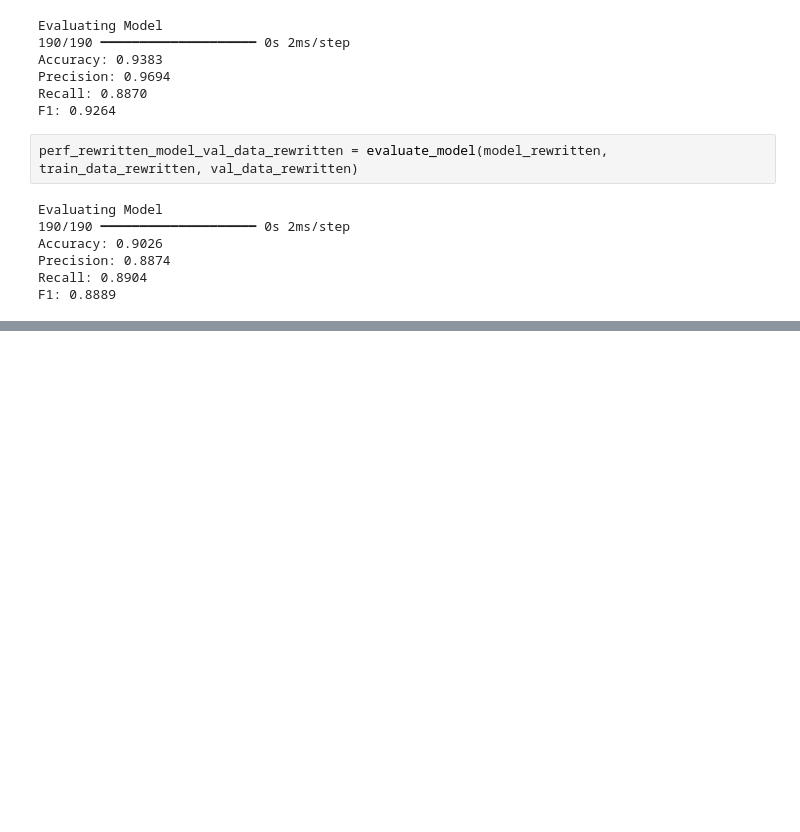
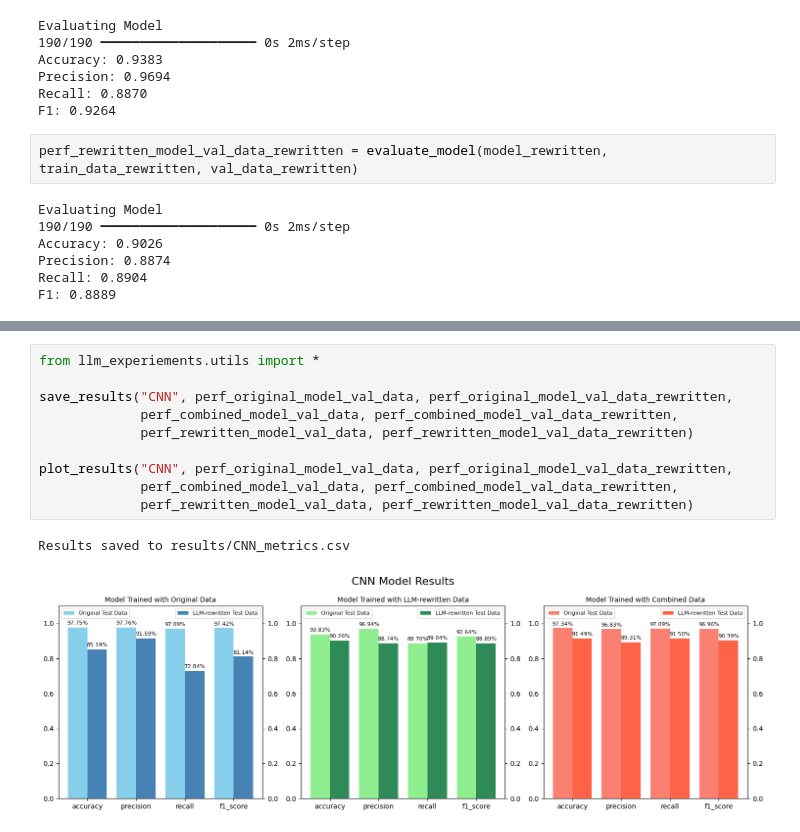
Before and after one commit to shaunzzhou/CrediNews, a Jupyter notebook: llm_experiements/09b_CNN_embeddings_l2_rewritten_results.ipynb, the cells around one changed output, grey strips where cells are left out. Drawn from its saved outputs; the diff is of its cells as text; blank space fills up the shorter version.

Commit message:
more results

```diff
--- a/llm_experiements/09b_CNN_embeddings_l2_rewritten_results.ipynb
+++ b/llm_experiements/09b_CNN_embeddings_l2_rewritten_results.ipynb
@@ -638,0 +464,13 @@ plot_results(
+# %%
+from llm_experiements.utils import *
+
+save_results("CNN", perf_original_model_val_data, perf_original_model_val_data_rewritten,
+             perf_combined_model_val_data, perf_combined_model_val_data_rewritten,
+             perf_rewritten_model_val_data, perf_rewritten_model_val_data_rewritten)
+
+plot_results("CNN", perf_original_model_val_data, perf_original_model_val_data_rewritten,
+             perf_combined_model_val_data, perf_combined_model_val_data_rewritten,
+             perf_rewritten_model_val_data, perf_rewritten_model_val_data_rewritten)
+# %% [output]
+Results saved to results/CNN_metrics.csv
+[figure, added]
```
Also changed, not shown: parts of 4 cells of this notebook, 6 other files.
